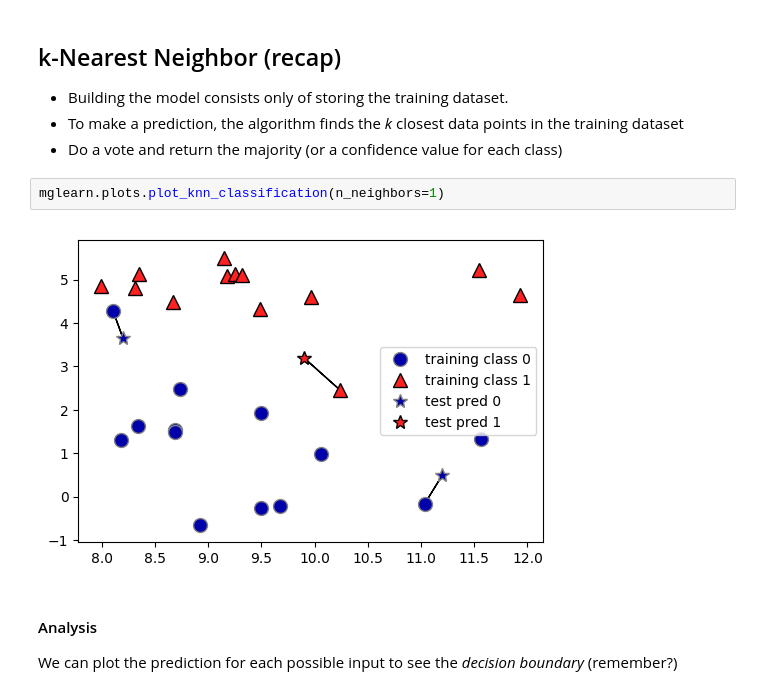
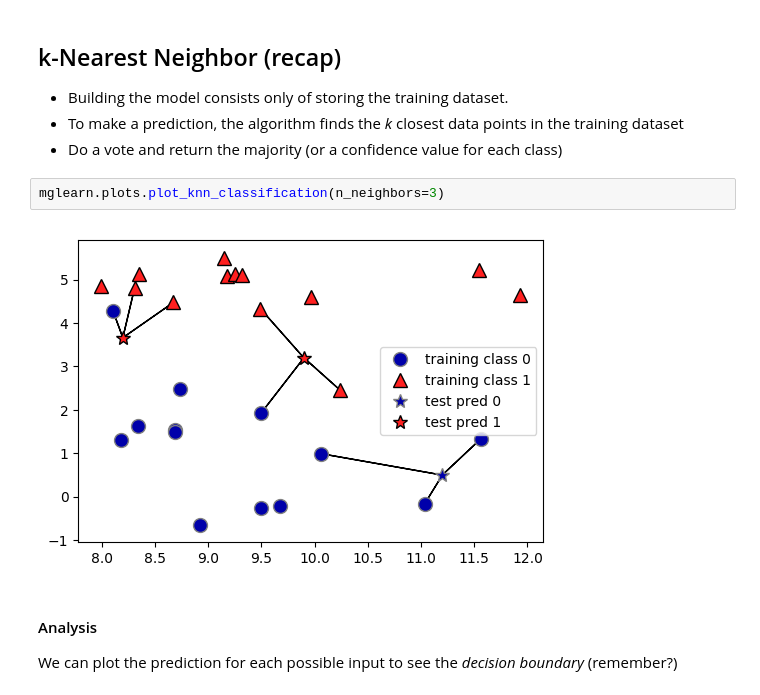
Before and after one commit to joaquinvanschoren/JADS_DM, a Jupyter notebook: 09 - Beyond linear models.ipynb, the cells around one changed output. Drawn from its saved outputs; the diff is of its cells as text.

```diff
--- a/09 - Beyond linear models.ipynb
+++ b/09 - Beyond linear models.ipynb
@@ -16,9 +14,9 @@ Also see chapter 7
 * To make a prediction, the algorithm finds the _k_ closest data points in the training dataset
 * Do a vote and return the majority (or a confidence value for each class)
 # %%
-mglearn.plots.plot_knn_classification(n_neighbors=1)
+mglearn.plots.plot_knn_classification(n_neighbors=3)
 # %% [output]
-[figure, old version]
+[figure, new version]
 # %% [markdown]
 #### Analysis
 We can plot the prediction for each possible input to see the _decision boundary_ (remember?)
```
Also changed, not shown: parts of 3 cells of this notebook, 5 other files.
